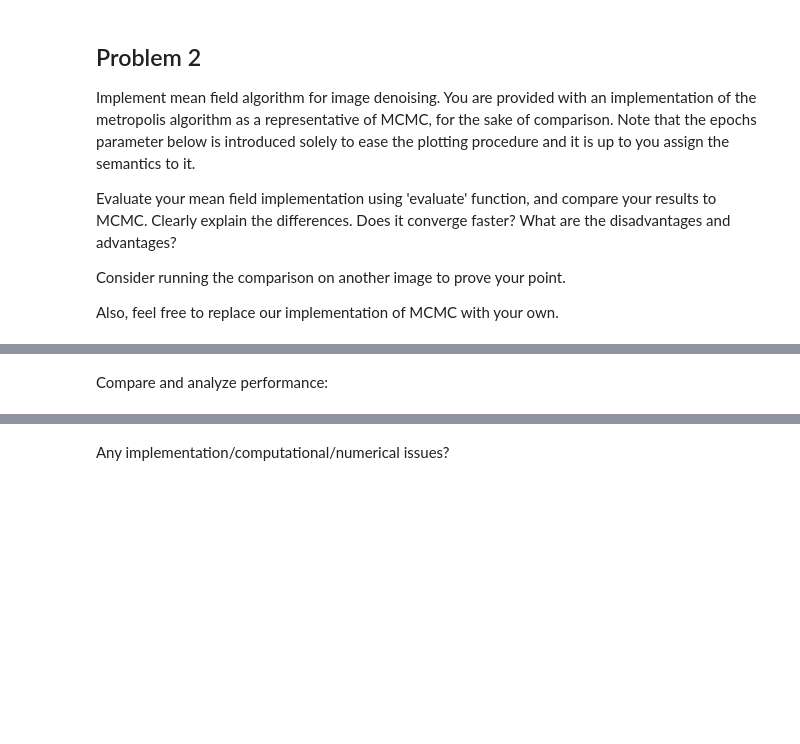
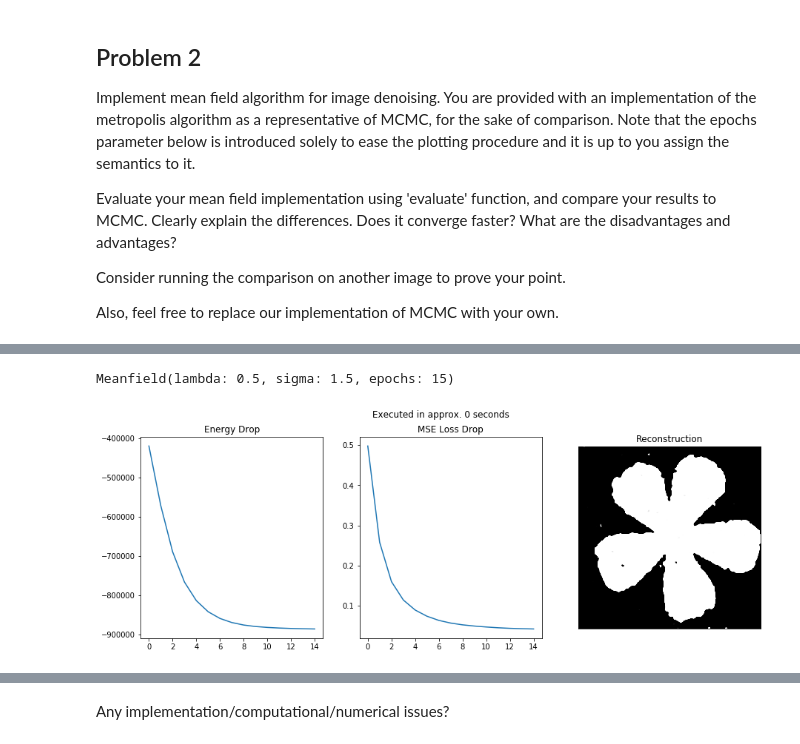
Before and after one commit to SimiPro/slt-exercises, a Jupyter notebook: slt-ce-7.ipynb, the cells around one changed output, grey strips where cells are left out. Saved outputs shown, nothing was run; the diff lists cells and outputs as text; code cells hidden in the pictures; blank space fills up the shorter version.

```diff
--- a/slt-ce-7.ipynb
+++ b/slt-ce-7.ipynb
@@ -220,7 +250,7 @@ def metropolis(img_noisy_observation, img_original, epochs):
 from scipy.signal import correlate2d
 from scipy.stats import norm
 
-def meanfield(img_noisy_observation, img_original, epochs):
+def meanfield(img_noisy_observation, img_original, epochs, sigma=1.5, lambdaz=0.5):
     """Do the meanfield approximation to estimate the reconstruction.
 
     Args:
@@ -239,10 +269,8 @@ def meanfield(img_noisy_observation, img_original, epochs):
     """
     # Your code should replace the following code, which is given as a placeholder
     # and demonstrates how the returned values are used in the rest of the code
-
+    print('Meanfield(lambda: {}, sigma: {}, epochs: {})'.format(lambdaz, sigma, epochs))
     # initialize params
-    sigma = 2
-    lambdaz = 0.5
     img_noisy_observation = img_noisy_observation.copy()
     # this is unnormalized since the normalized can't be approx. see notes above.
     # log(ṕ(x)) = log(Zp(x)) = log(Z) + log(p(x))
@@ -253,16 +281,13 @@ def meanfield(img_noisy_observation, img_original, epochs):
         result = correlate2d(x, kernel, mode='same')
         return result
 
-    print(log_prior(img_noisy_observation))
-
-
     energies = []
     losses = []
     E = energy(img_noisy_observation, img_noisy_observation)
     L = mse_loss(img_noisy_observation, img_original)
     # artifically construct energies and losses arrays
     for i in range(epochs):
-        logodds = np.log(norm.pdf(img_noisy_observation, loc=1, scale=2)) - np.log(norm.pdf(img_noisy_observation, loc=-1, scale=2))
+        logodds = np.log(norm.pdf(img_noisy_observation, loc=1, scale=sigma)) - np.log(norm.pdf(img_noisy_observation, loc=-1, scale=sigma))
         img_noisy_observation = (1 - lambdaz) * img_noisy_observation + lambdaz * np.tanh(log_prior(img_noisy_observation) + .5 * logodds)
 
         E = energy(img_noisy_observation, img_noisy_observation)
@@ -306,3 +334,7 @@ TypeError: 'NoneType' object is not iterable
 # %%
+%%time
 # Evaluate your imlementation of the meanfield
-evaluate(meanfield, IMG_NOISY_OBSERVATION, IMG_ORIGINAL, 5)
+evaluate(meanfield, IMG_NOISY_OBSERVATION, IMG_ORIGINAL, 15)
+# %% [output]
+Meanfield(lambda: 0.5, sigma: 1.5, epochs: 15)
+[figure, added]
@@ -309,2 +342,0 @@ evaluate(meanfield, IMG_NOISY_OBSERVATION, IMG_ORIGINAL, 5)
-# %% [markdown]
-Compare and analyze performance:
```
Also changed, not shown: parts of 25 cells of this notebook.
